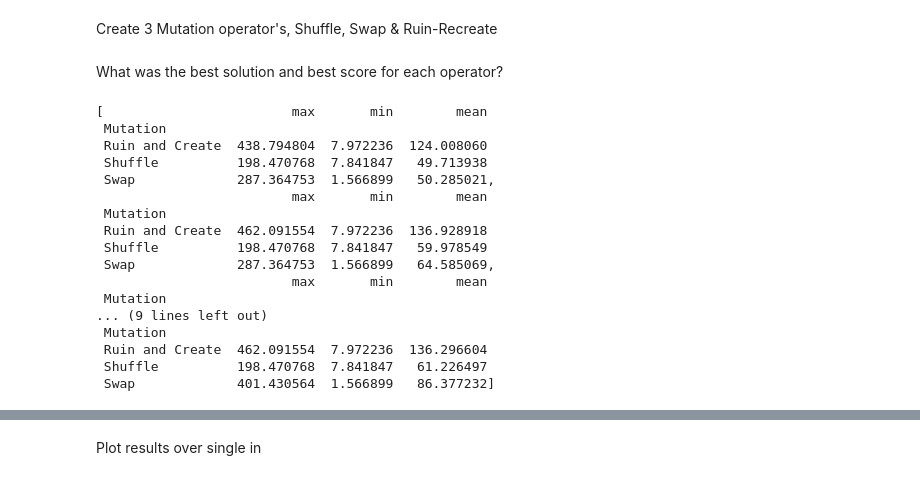
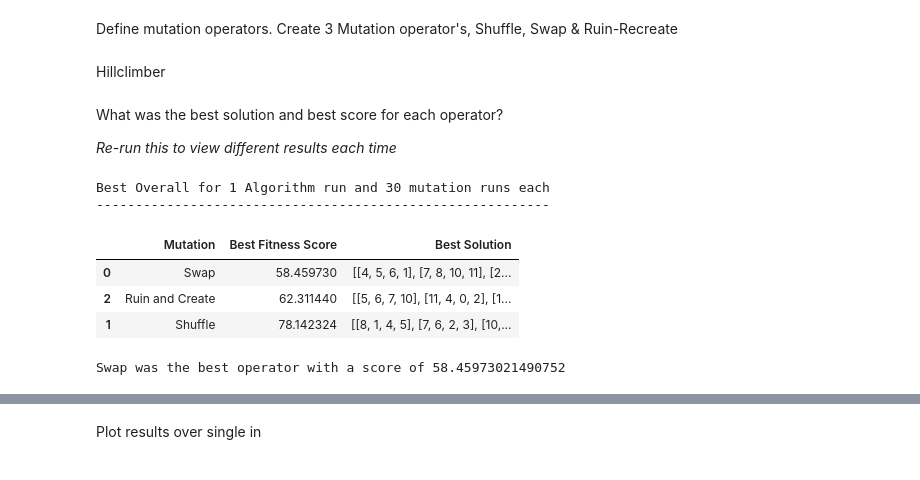
Before and after one commit to ricky11/COMP2002-AI, a Jupyter notebook: 1.1 Data Prep/Assessment2-PART2-Optimisation.ipynb, the cells around one changed output, grey strips where cells are left out. Saved outputs shown, nothing was run; the diff lists cells and outputs as text; code cells hidden in the pictures.

```diff
--- a/1.1 Data Prep/Assessment2-PART2-Optimisation.ipynb
+++ b/1.1 Data Prep/Assessment2-PART2-Optimisation.ipynb
@@ -171,4 +178,5 @@ def test_fitness(routes):
 # %% [markdown]
+Define mutation operators.
 Create 3 Mutation operator's, Shuffle, Swap & Ruin-Recreate
 # %%
 import copy #For deep copy 2d arrays
@@ -216 +206,3 @@ except InvalidRouteNumberError as e:
+# %% [markdown]
+Hillclimber
 # %%
@@ -299,44 +282,25 @@ class HillClimber():
 # %% [markdown]
 What was the best solution and best score for each operator?
+
+*Re-run this to view different results each time*
 # %%
 pd.set_option('display.max_rows', None)
 hc = HillClimber()
 operatorIterations = 30
-algoIterations = 5
+algoIterations = 1
 fit,best_overall,agg = hc.runHillClimber(algoIterations,operatorIterations)
-# just = pd.DataFrame(agg)
-display(agg)
-# max = max(fit[3]
-# print(max)
-# print(fit)
-column_headings = ["Mutation", "Round #", "Solution","Mean_Distance" ,"Standard Dev", "Fitness score", "Best Fitness"]
-dataframe = pd.DataFrame(fit,columns=column_headings)
-# result = dataframe.groupby("Mutation")["Fitness score"].agg(["max", "min", "mean"])
-# print(result)
-# best_overall_df = pd.DataFrame(best_overall,columns=["Mutation","Best Fitness Score", "Best Solution"])
-# title = f"Best Overall for {algoIterations} Algorithm run and {operatorIterations} mutation runs each"
-# print(title)
-# print("-" * len(title))
-# display(best_overall_df)
-# # display(best_overall_df.sort_values(by='Best Fitness Score'))
-# title = "Detailed Mutation List"
-# print(title)
-# display(dataframe)
+best_overall_df = pd.DataFrame(best_overall,columns=["Mutation","Best Fitness Score", "Best Solution"])
+title = f"Best Overall for {algoIterations} Algorithm run and {operatorIterations} mutation runs each"
+print(title)
+print("-" * len(title))
+sorted = best_overall_df.sort_values(by='Best Fitness Score')
+display(sorted)
+print(f"{sorted.iloc[0]['Mutation']} was the best operator with a score of {sorted.iloc[0]['Best Fitness Score']}")
 # %% [output]
-[                        max       min        mean
- Mutation
- Ruin and Create  438.794804  7.972236  124.008060
- Shuffle          198.470768  7.841847   49.713938
- Swap             287.364753  1.566899   50.285021,
-                         max       min        mean
- Mutation
- Ruin and Create  462.091554  7.972236  136.928918
- Shuffle          198.470768  7.841847   59.978549
- Swap             287.364753  1.566899   64.585069,
-                         max       min        mean
- Mutation
-... (9 lines left out)
- Mutation
- Ruin and Create  462.091554  7.972236  136.296604
- Shuffle          198.470768  7.841847   61.226497
- Swap             401.430564  1.566899   86.377232]
+Best Overall for 1 Algorithm run and 30 mutation runs each
+----------------------------------------------------------
+|  | Mutation | Best Fitness Score | Best Solution |
+| 0 | Swap | 58.459730 | [[4, 5, 6, 1], [7, 8, 10, 11], [2... |
+| 2 | Ruin and Create | 62.311440 | [[5, 6, 7, 10], [11, 4, 0, 2], [1... |
+| 1 | Shuffle | 78.142324 | [[8, 1, 4, 5], [7, 6, 2, 3], [10,... |
+Swap was the best operator with a score of 58.45973021490752
```
Also changed, not shown: parts of 29 cells of this notebook, 1 other file.
